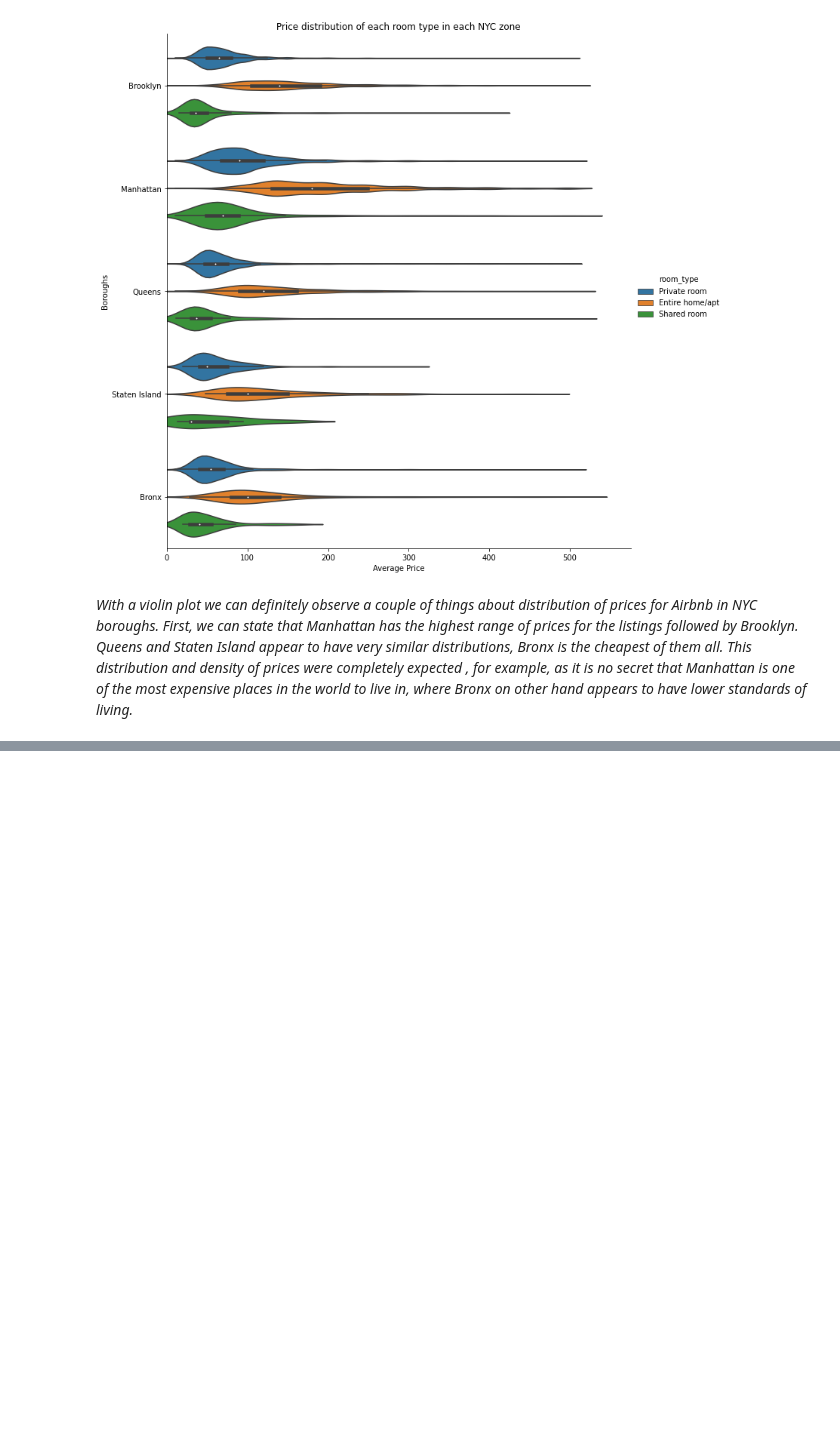
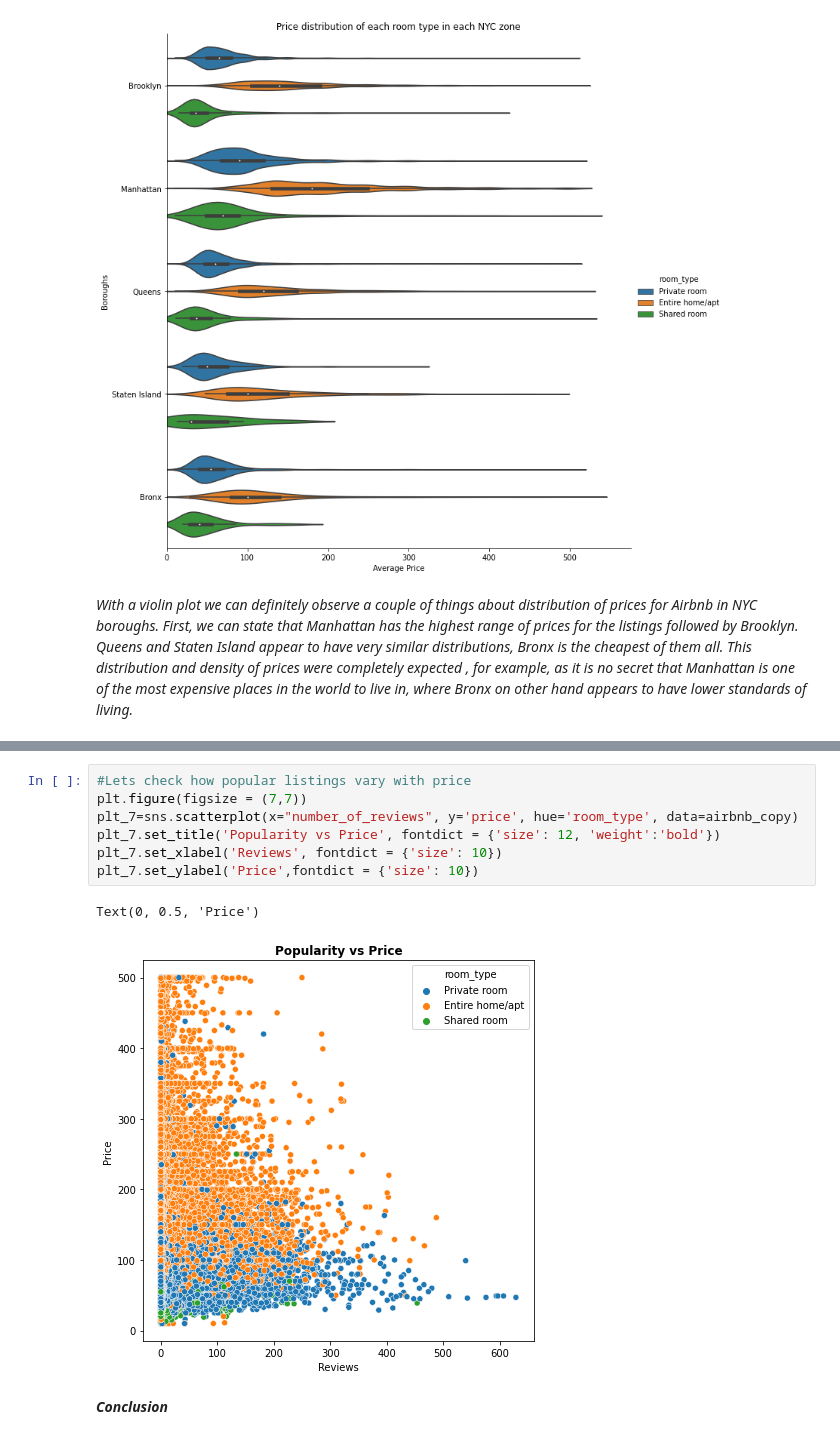
Before and after one commit to amritxk/airbnb-data-analysis, a Jupyter notebook: Amrit_keshri_{Airbnb_Bookings_Analysis}_Capstone_Project.ipynb, the cells around one changed output, grey strips where cells are left out. Saved outputs shown, nothing was run; the diff lists cells and outputs as text; blank space fills up the shorter version.

```diff
--- a/Amrit_keshri_{Airbnb_Bookings_Analysis}_Capstone_Project.ipynb
+++ b/Amrit_keshri_{Airbnb_Bookings_Analysis}_Capstone_Project.ipynb
@@ -439,0 +451,12 @@ plt.show()
+# %%
+#Lets check how popular listings vary with price
+plt.figure(figsize = (7,7))
+plt_7=sns.scatterplot(x="number_of_reviews", y='price', hue='room_type', data=airbnb_copy)
+plt_7.set_title('Popularity vs Price', fontdict = {'size': 12, 'weight':'bold'})
+plt_7.set_xlabel('Reviews', fontdict = {'size': 10})
+plt_7.set_ylabel('Price',fontdict = {'size': 10})
+# %% [output]
+Text(0, 0.5, 'Price')
+[figure, added]
+# %% [markdown]
+***Conclusion***
```
Also changed, not shown: parts of 3 cells of this notebook.
